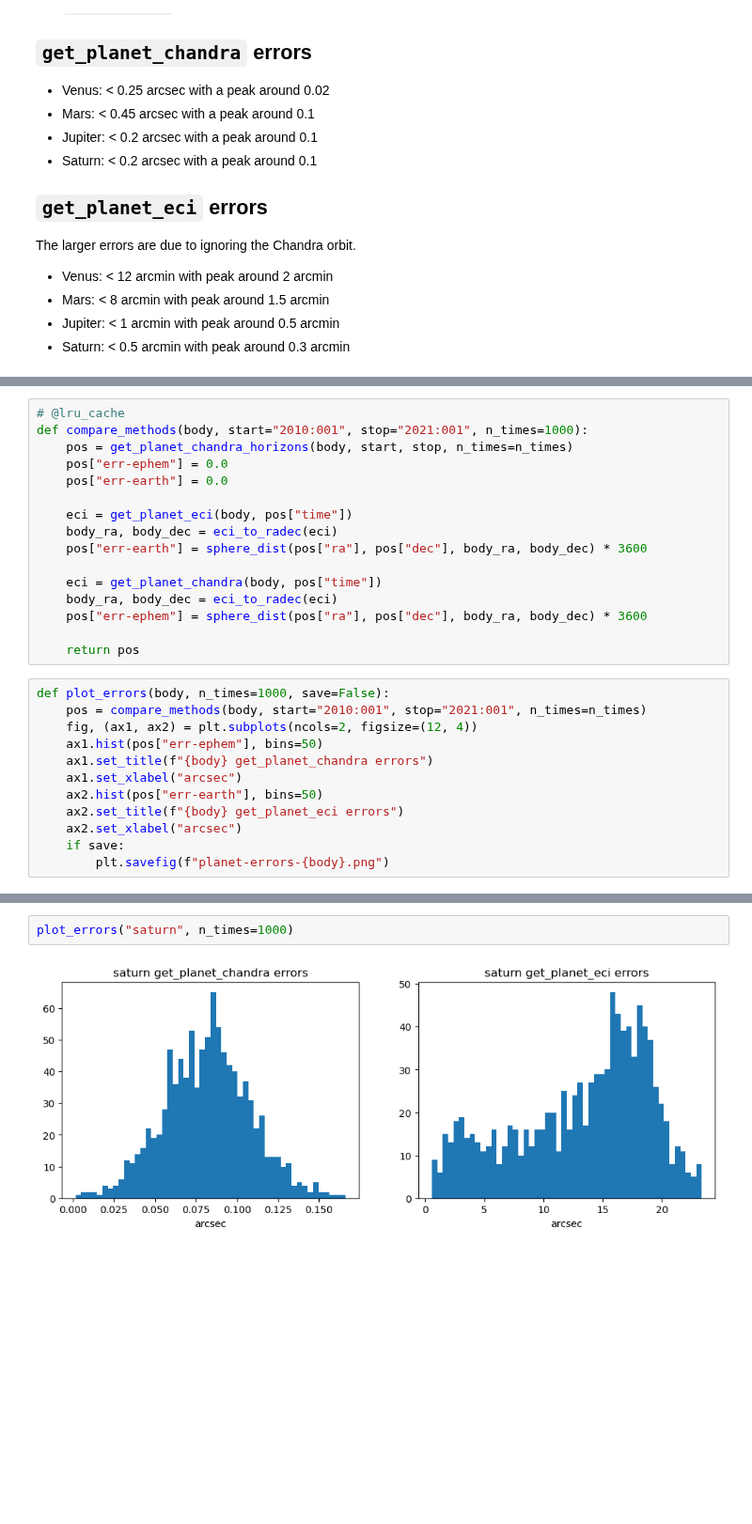
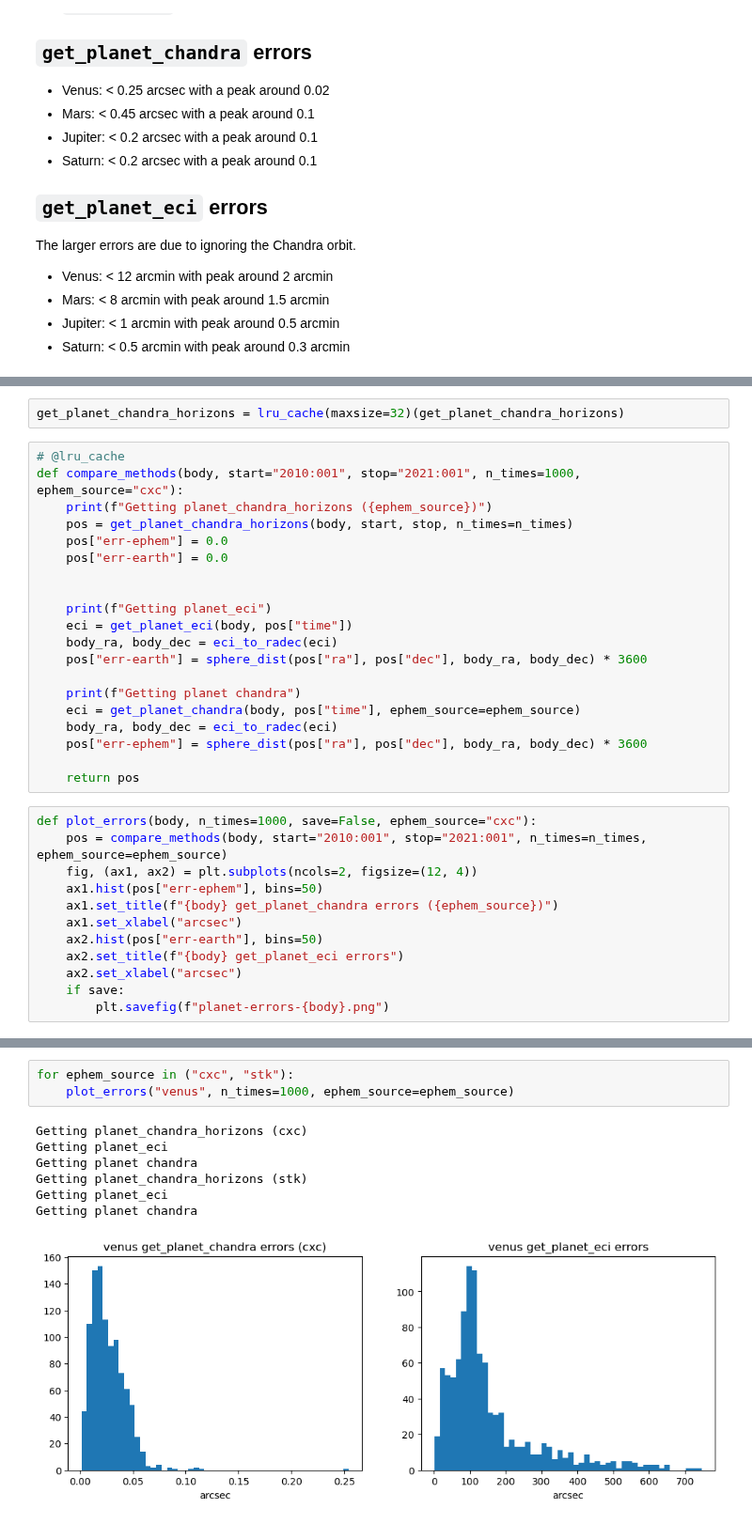
Before and after one commit to sot/chandra_aca, a Jupyter notebook: validate/planet-accuracy.ipynb, the cells around one changed output, grey strips where cells are left out. Shown at 94% size. Cells and saved outputs as stored; diff of their text form; blank space fills up the shorter version.

Commit message:
Include STK in planet accuracy notebook

```diff
--- a/validate/planet-accuracy.ipynb
+++ b/validate/planet-accuracy.ipynb
@@ -36,27 +40,33 @@ from functools import lru_cache
 
 %matplotlib inline
+# %%
+get_planet_chandra_horizons = lru_cache(maxsize=32)(get_planet_chandra_horizons)
 # %%
 # @lru_cache
-def compare_methods(body, start="2010:001", stop="2021:001", n_times=1000):
+def compare_methods(body, start="2010:001", stop="2021:001", n_times=1000, ephem_source="cxc"):
+    print(f"Getting planet_chandra_horizons ({ephem_source})")
     pos = get_planet_chandra_horizons(body, start, stop, n_times=n_times)
     pos["err-ephem"] = 0.0
     pos["err-earth"] = 0.0
 
+
+    print(f"Getting planet_eci")
     eci = get_planet_eci(body, pos["time"])
     body_ra, body_dec = eci_to_radec(eci)
     pos["err-earth"] = sphere_dist(pos["ra"], pos["dec"], body_ra, body_dec) * 3600
 
-    eci = get_planet_chandra(body, pos["time"])
+    print(f"Getting planet chandra")
+    eci = get_planet_chandra(body, pos["time"], ephem_source=ephem_source)
     body_ra, body_dec = eci_to_radec(eci)
     pos["err-ephem"] = sphere_dist(pos["ra"], pos["dec"], body_ra, body_dec) * 3600
 
     return pos
 # %%
-def plot_errors(body, n_times=1000, save=False):
-    pos = compare_methods(body, start="2010:001", stop="2021:001", n_times=n_times)
+def plot_errors(body, n_times=1000, save=False, ephem_source="cxc"):
+    pos = compare_methods(body, start="2010:001", stop="2021:001", n_times=n_times, ephem_source=ephem_source)
     fig, (ax1, ax2) = plt.subplots(ncols=2, figsize=(12, 4))
     ax1.hist(pos["err-ephem"], bins=50)
-    ax1.set_title(f"{body} get_planet_chandra errors")
+    ax1.set_title(f"{body} get_planet_chandra errors ({ephem_source})")
     ax1.set_xlabel("arcsec")
     ax2.hist(pos["err-earth"], bins=50)
     ax2.set_title(f"{body} get_planet_eci errors")
@@ -78,4 +76,11 @@ plot_errors("jupiter", n_times=1000)
-# %%
-plot_errors("saturn", n_times=1000)
-# %% [output]
-[figure, removed]
+# %%
+for ephem_source in ("cxc", "stk"):
+    plot_errors("venus", n_times=1000, ephem_source=ephem_source)
+# %% [output]
+Getting planet_chandra_horizons (cxc)
+Getting planet_eci
+Getting planet chandra
+Getting planet_chandra_horizons (stk)
+Getting planet_eci
+Getting planet chandra
+[figure, added]
```
Also changed, not shown: parts of 8 cells of this notebook.
